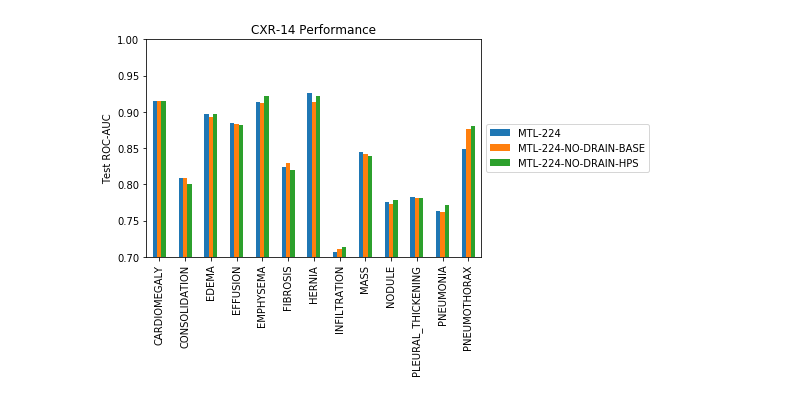
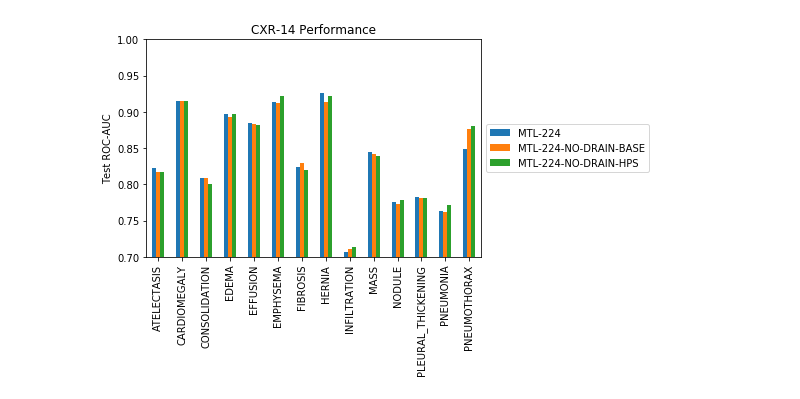
Before and after one commit to tsy935/metal, a Jupyter notebook: metal/mmtl/cxr/analysis/notebooks/compare_to_chexnet.ipynb, the cells around one changed output. Cells and saved outputs as stored; diff of their text form; code cells hidden in the pictures.

```diff
--- a/metal/mmtl/cxr/analysis/notebooks/compare_to_chexnet.ipynb
+++ b/metal/mmtl/cxr/analysis/notebooks/compare_to_chexnet.ipynb
@@ -12,7 +9,7 @@ The autoreload extension is already loaded. To reload it, use:
 reproduce_chexnet_results_path = '../analysis_data/reproduce_chexnet_aucs.csv'
 reproduce_chexnet_results = pd.read_csv(reproduce_chexnet_results_path,
                                         index_col='LABEL', names=['LABEL','CHEXNET-ORIG', 'CHEXNET-REPRODUCE'],
-                                        header=1)
+                                        header=0)
 reproduce_chexnet_results.index = reproduce_chexnet_results.index.str.upper()
 # %%
 # Specify log directory to pull results from
@@ -33,8 +30,10 @@ df_results_dict['f1'] = reproduce_chexnet_results.copy()
 for name, log in logs_to_load.items():
     # Loading all json logs
     results = load_results_from_log(os.path.join(log_base_dir,log))
-    df_results_dict['roc-auc'] = get_cxr14_rocs_from_log(df_results_dict['roc-auc'], results['metrics'], col_name=name, plot_metric='roc-auc')
-    df_results_dict['f1'] = get_cxr14_rocs_from_log(df_results_dict['f1'], results['metrics'], col_name=name, plot_metric='f1')
+    df_results_dict['roc-auc'] = get_cxr14_rocs_from_log(df_results_dict['roc-auc'], results['metrics'],
+                                                         col_name=name, plot_metric='roc-auc', load_slices=False)
+    df_results_dict['f1'] = get_cxr14_rocs_from_log(df_results_dict['f1'], results['metrics'],
+                                                    col_name=name, plot_metric='f1', load_slices=False)
 # %%
 df_results_dict['f1'].round(3)
 # %% [output]
@@ -56,25 +56,25 @@ df_results_dict['f1'].round(3)
 # %%
 import matplotlib.pyplot as plt
 # https://pandas.pydata.org/pandas-docs/stable/reference/api/pandas.DataFrame.plot.bar.html
 #ax = df_compare.plot.bar(rot=45)
-save_res = True
+save_res = False
 #models_to_plot = ['CHEXNET-ORIG','MTL-224','MTL-512']
 models_to_plot = ['MTL-224','MTL-224-NO-DRAIN-BASE','MTL-224-NO-DRAIN-HPS']
 plot_metric = 'roc-auc'
 df_plot = df_results_dict[plot_metric][models_to_plot]
 f = plt.figure('ROC-AUC')
 plt.title('CXR-14 Performance', color='black')
 plt.ylabel(f'Test {plot_metric.upper()}')
 plot = df_plot.plot(kind='bar', ax=f.gca(),rot=90)
 plot.set_xlabel('')
 if plot_metric == 'roc-auc':
     plot.set_ylim([0.7, 1.0])
 plt.legend(loc='center left', bbox_to_anchor=(1.0, 0.5))
 if save_res:
     plt.savefig(f'../figures/CXR14-performance-{plot_metric}-mtl-chexnet-224-drain.png',format='png', bbox_inches='tight')
 plt.show()
 # %% [output]
-[figure, old version]
+[figure, new version]
 # %%
 # Plotting drain slice performance
 # (1) trained w/o slice: main head on main task
```
Also changed, not shown: parts of 7 cells of this notebook, 1 other file.
